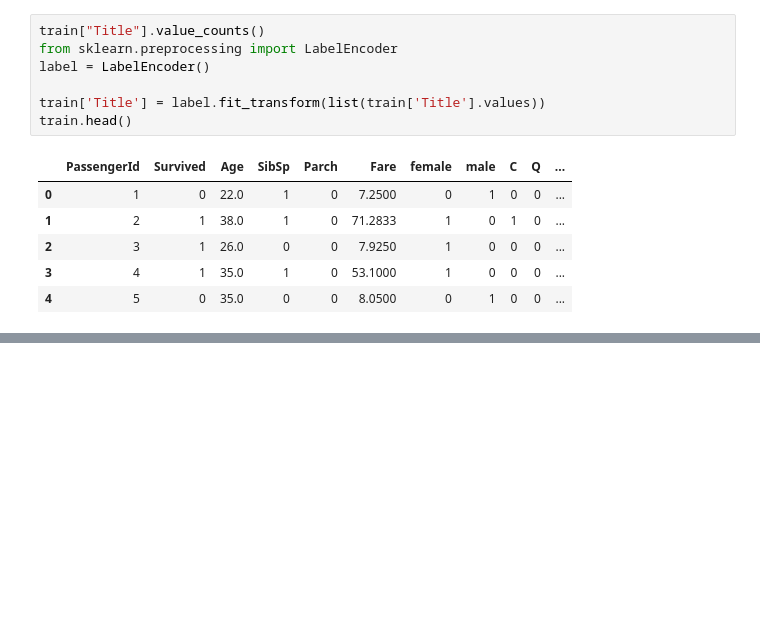
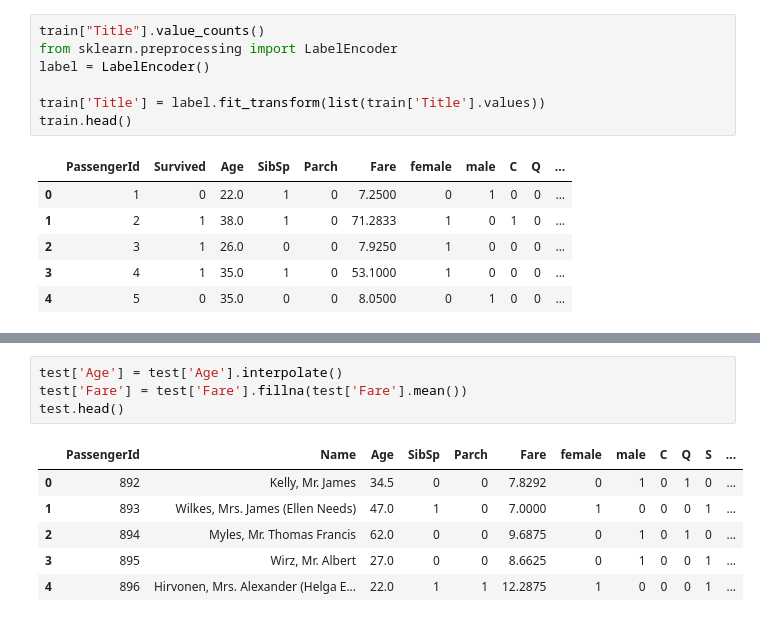
Before and after one commit to killswitchh/machine-learning-eda, a Jupyter notebook: titanic_challenge/titanic_challenge.ipynb, the cells around one changed output, grey strips where cells are left out. Cells and saved outputs as stored; diff of their text form; blank space fills up the shorter version.

```diff
--- a/titanic_challenge/titanic_challenge.ipynb
+++ b/titanic_challenge/titanic_challenge.ipynb
@@ -180,0 +226,11 @@ X_train , X_test , y_train , y_test = train_test_split(X,)
+# %%
+test['Age'] = test['Age'].interpolate()
+test['Fare'] = test['Fare'].fillna(test['Fare'].mean())
+test.head()
+# %% [output]
+|  | PassengerId | Name | Age | SibSp | Parch | Fare | female | male | C | Q | S | ... |
+| 0 | 892 | Kelly, Mr. James | 34.5 | 0 | 0 | 7.8292 | 0 | 1 | 0 | 1 | 0 | ... |
+| 1 | 893 | Wilkes, Mrs. James (Ellen Needs) | 47.0 | 1 | 0 | 7.0000 | 1 | 0 | 0 | 0 | 1 | ... |
+| 2 | 894 | Myles, Mr. Thomas Francis | 62.0 | 0 | 0 | 9.6875 | 0 | 1 | 0 | 1 | 0 | ... |
+| 3 | 895 | Wirz, Mr. Albert | 27.0 | 0 | 0 | 8.6625 | 0 | 1 | 0 | 0 | 1 | ... |
+| 4 | 896 | Hirvonen, Mrs. Alexander (Helga E... | 22.0 | 1 | 1 | 12.2875 | 1 | 0 | 0 | 0 | 1 | ... |
```
Also changed, not shown: parts of 12 cells of this notebook, 1 other file.
